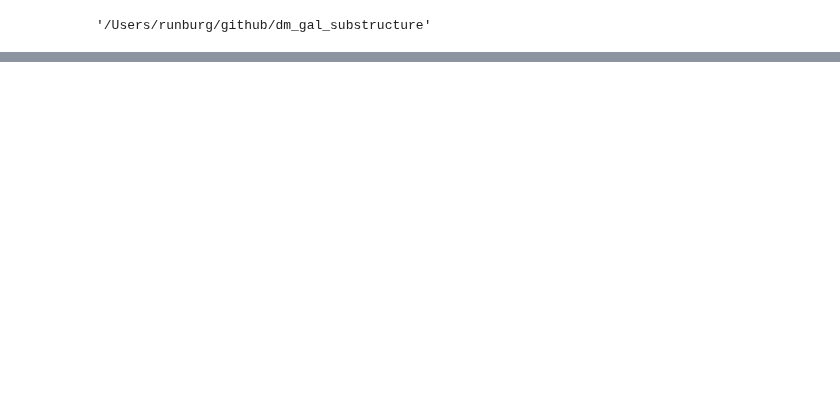
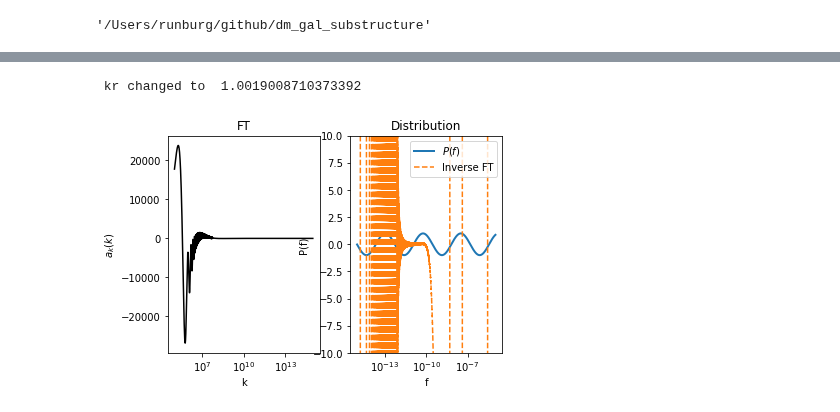
Before and after one commit to runburg/dm_gal_substructure, a Jupyter notebook: n0_swave.ipynb, the cells around one changed output, grey strips where cells are left out. Cells and saved outputs as stored; diff of their text form; code cells hidden in the pictures; blank space fills up the shorter version.

```diff
--- a/n0_swave.ipynb
+++ b/n0_swave.ipynb
@@ -79,5 +79,8 @@ p
 # %%
-fluxes = np.logspace(p['log_flux_min'], p['log_flux_max'], num=p['N'])
+fluxes = np.logspace(p['log_flux_min'], p['log_flux_max'], num=p['N']*2)
 p1_vals = pd.p1(fluxes, **p)
-fig, _ = plots.check_fp1_plot(fluxes, p1_vals)
+# fig, _ = plots.check_fp1_plot(fluxes, p1_vals)
+t = fluxes
+a_t = p1_vals
+a_t = np.sin(np.log(fluxes))
 # %% [output]
@@ -203,0 +160,50 @@ psh_2dfunc = pd.interp_and_save_psh(p, pshop, fluxes, psis, outfile='./output/n0
+# %%
+ft, xsave = pfl.fhti(n, mu, dlnr, q, kropt=ftopt)
+# %% [output]
+ kr changed to  1.0019008710373392
+# %%
+logfc = np.log10(ft) - logtc
+
+# Fourier sine Transform
+a_f = pfl.fftl(a_t.copy(), xsave, ft, tdir)
+# Notice that np.sqrt(2/np.pi) is the normalization factor for the transform
+# Reconstruct the input function by taking the inverse fourier transform as
+# given in the description
+f = 10**(logfc + (np.arange(1, n+1) - nc)*dlogt)
+# Array to store the reconstructed function for each value of t
+Recon_Fun = np.zeros((len(t)))
+for i in range(len(t)):
+    Recon_Fun[i] = (np.sqrt(2/np.pi)**-1) * \
+       scipy.integrate.trapz(f, a_f*np.sin(t[i]*f))
+
+
+a_tt = pfl.fftl(a_f.copy(), xsave, ft, -1)
+# a_tt = Recon_Fun
+# Plotting the input function and the reconstructed input function and also
+# the distribution of the a(f) vs f.
+plt.figure()
+
+ax1 = plt.subplot(121)
+plt.title(r'FT')
+plt.xlabel('k')
+plt.ylabel(r'$a_k(k)$')
+plt.plot(f, a_f, 'k')
+plt.xscale('log')
+
+ax2 = plt.subplot(122)
+plt.title('Distribution')
+plt.xlabel("f")
+plt.ylabel("P(f)")
+plt.plot(t, a_t, lw=2, label=r'$P(f)$')
+plt.plot(t, a_tt, '--', label='Inverse FT')
+plt.xscale('log')
+# plt.yscale('log')
+plt.ylim(bottom=-10, top=10)
+plt.legend()
+
+
+plt.savefig('./FFTlog_trial.png')
+# plt.tight_layout()
+plt.show()
+# %% [output]
+[figure, added]
```
Also changed, not shown: parts of 22 cells of this notebook, 6 other files.
